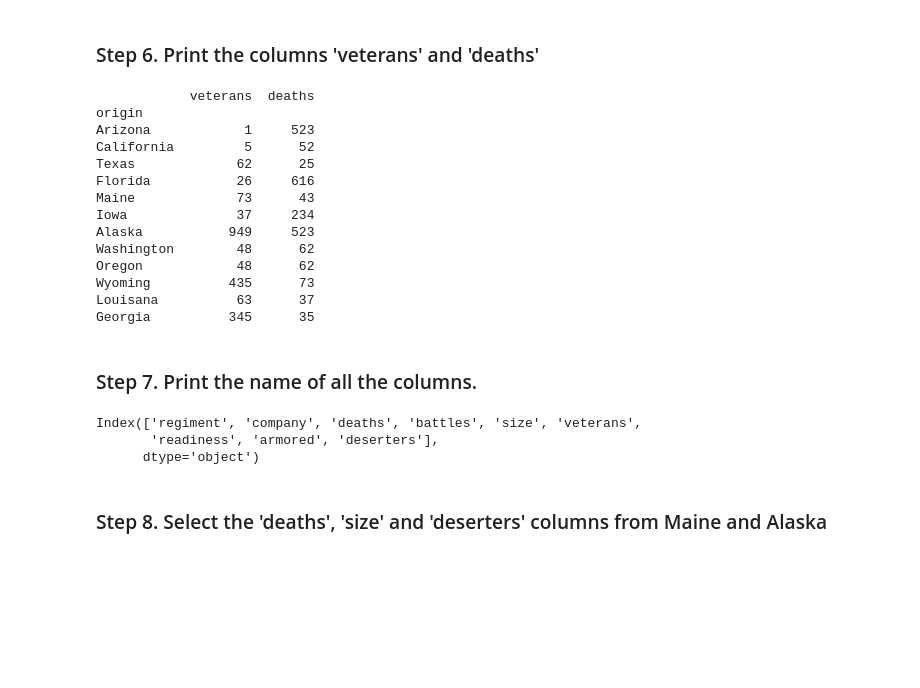
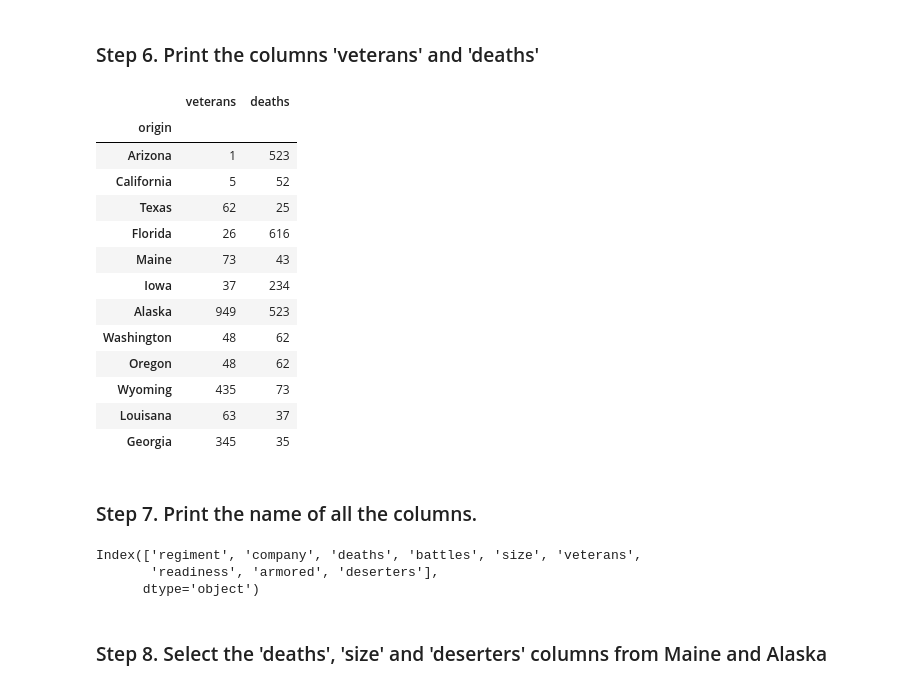
Before and after one commit to Dkepffl/2022-1-ESAA, a Jupyter notebook: Assignment/Assignment0321(1).ipynb, the cells around one changed output. Saved outputs shown, nothing was run; the diff lists cells and outputs as text; code cells hidden in the pictures; blank space fills up the shorter version.

```diff
--- a/Assignment/Assignment0321(1).ipynb
+++ b/Assignment/Assignment0321(1).ipynb
@@ -83,30 +82,30 @@ Name: veterans, dtype: int64
 # %% [markdown]
 ### Step 6. Print the columns 'veterans' and 'deaths'
 # %%
-print(army[['veterans','deaths']])
+army[['veterans','deaths']]
 # %% [output]
-            veterans  deaths
-origin
-Arizona            1     523
-California         5      52
-Texas             62      25
-Florida           26     616
-Maine             73      43
-Iowa              37     234
-Alaska           949     523
-Washington        48      62
-Oregon            48      62
-Wyoming          435      73
-Louisana          63      37
-Georgia          345      35
+|  | veterans | deaths |
+| origin |  |  |
+| Arizona | 1 | 523 |
+| California | 5 | 52 |
+| Texas | 62 | 25 |
+| Florida | 26 | 616 |
+| Maine | 73 | 43 |
+| Iowa | 37 | 234 |
+| Alaska | 949 | 523 |
+| Washington | 48 | 62 |
+| Oregon | 48 | 62 |
+| Wyoming | 435 | 73 |
+| Louisana | 63 | 37 |
+| Georgia | 345 | 35 |
 # %% [markdown]
 ### Step 7. Print the name of all the columns.
-# %%
-print(army.columns)
-# %% [output]
-Index(['regiment', 'company', 'deaths', 'battles', 'size', 'veterans',
-       'readiness', 'armored', 'deserters'],
-      dtype='object')
+# %%
+army.columns
+# %% [output]
+Index(['regiment', 'company', 'deaths', 'battles', 'size', 'veterans',
+       'readiness', 'armored', 'deserters'],
+      dtype='object')
 # %% [markdown]
 ### Step 8. Select the 'deaths', 'size' and 'deserters' columns from Maine and Alaska
 # %%
```
Also changed, not shown: parts of 3 cells of this notebook.
